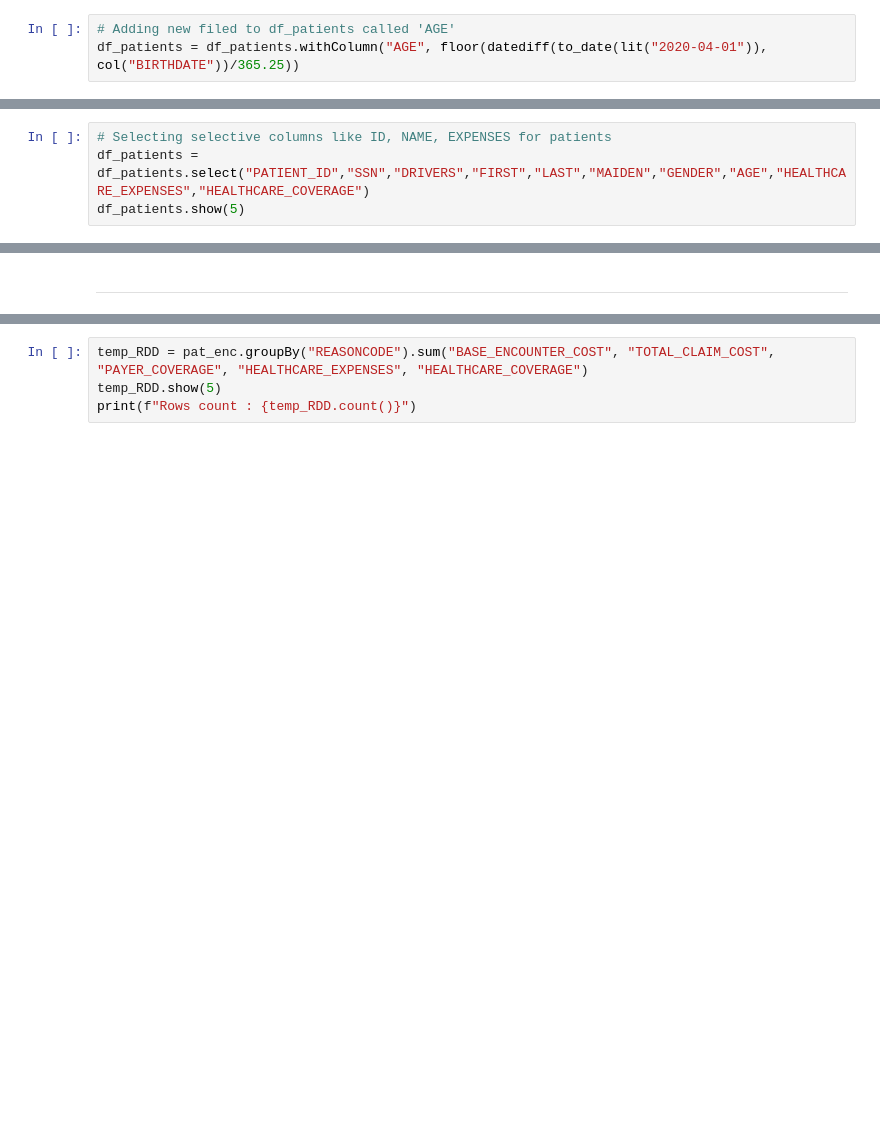
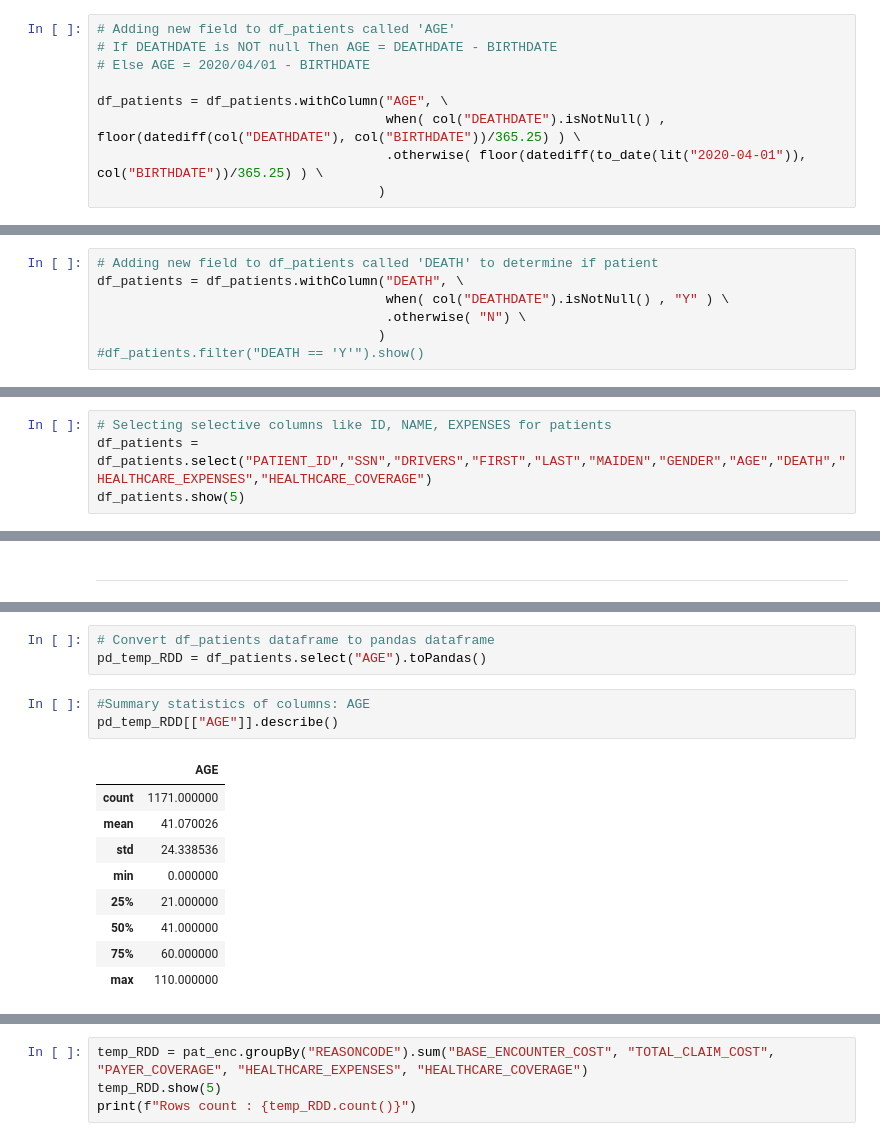
Before and after one commit to sunil-karki/EHR, a Jupyter notebook: WRL_EHR_1.ipynb, the cells around one changed output, grey strips where cells are left out. Cells and saved outputs as stored; diff of their text form; blank space fills up the shorter version.

Commit message:
patient age group

```diff
--- a/WRL_EHR_1.ipynb
+++ b/WRL_EHR_1.ipynb
@@ -437,5 +441,11 @@ df_immunizations.select("DESCRIPTION").distinct().show(20, False)
 df_patients = df_patients.withColumn("HEALTHCARE_EXPENSES",df_patients.HEALTHCARE_EXPENSES.cast(IntegerType())) \
                          .withColumn("HEALTHCARE_COVERAGE",df_patients.HEALTHCARE_COVERAGE.cast(IntegerType()))
 # %%
-# Adding new filed to df_patients called 'AGE'
-df_patients = df_patients.withColumn("AGE", floor(datediff(to_date(lit("2020-04-01")), col("BIRTHDATE"))/365.25))
+# Adding new field to df_patients called 'AGE'
+# If DEATHDATE is NOT null Then AGE = DEATHDATE - BIRTHDATE
+# Else AGE = 2020/04/01 - BIRTHDATE
+
+df_patients = df_patients.withColumn("AGE", \
+                                     when( col("DEATHDATE").isNotNull() , floor(datediff(col("DEATHDATE"), col("BIRTHDATE"))/365.25) ) \
+                                     .otherwise( floor(datediff(to_date(lit("2020-04-01")), col("BIRTHDATE"))/365.25) ) \
+                                    )
@@ -442,3 +469,10 @@ df_patients = df_patients.withColumn("AGE", floor(datediff(to_date(lit("2020-04-
+# %%
+# Adding new field to df_patients called 'DEATH' to determine if patient
+df_patients = df_patients.withColumn("DEATH", \
+                                     when( col("DEATHDATE").isNotNull() , "Y" ) \
+                                     .otherwise( "N") \
+                                    )
+#df_patients.filter("DEATH == 'Y'").show()
 # %%
 # Converting field type from string to numeric for df_encounter
 df_encounters = df_encounters.withColumn("BASE_ENCOUNTER_COST",df_encounters.BASE_ENCOUNTER_COST.cast(IntegerType())) \
@@ -446,6 +480,6 @@ df_encounters = df_encounters.withColumn("BASE_ENCOUNTER_COST",df_encounters.BAS
                              .withColumn("PAYER_COVERAGE",df_encounters.PAYER_COVERAGE.cast(IntegerType()))
 # %%
 # Selecting selective columns like ID, NAME, EXPENSES for patients
-df_patients = df_patients.select("PATIENT_ID","SSN","DRIVERS","FIRST","LAST","MAIDEN","GENDER","AGE","HEALTHCARE_EXPENSES","HEALTHCARE_COVERAGE")
+df_patients = df_patients.select("PATIENT_ID","SSN","DRIVERS","FIRST","LAST","MAIDEN","GENDER","AGE","DEATH","HEALTHCARE_EXPENSES","HEALTHCARE_COVERAGE")
 df_patients.show(5)
 # %% [output]
@@ -466,3 +518,19 @@ Initial Data Analysis
+# %%
+# Convert df_patients dataframe to pandas dataframe
+pd_temp_RDD = df_patients.select("AGE").toPandas()
+# %%
+#Summary statistics of columns: AGE
+pd_temp_RDD[["AGE"]].describe()
+# %% [output]
+|  | AGE |
+| count | 1171.000000 |
+| mean | 41.070026 |
+| std | 24.338536 |
+| min | 0.000000 |
+| 25% | 21.000000 |
+| 50% | 41.000000 |
+| 75% | 60.000000 |
+| max | 110.000000 |
 # %%
 # patients x encounters
 pat_enc = df_patients.join(df_encounters, trim(df_patients.PATIENT_ID) == trim(df_encounters.PATIENT))
```
Also changed, not shown: parts of 25 cells of this notebook.
